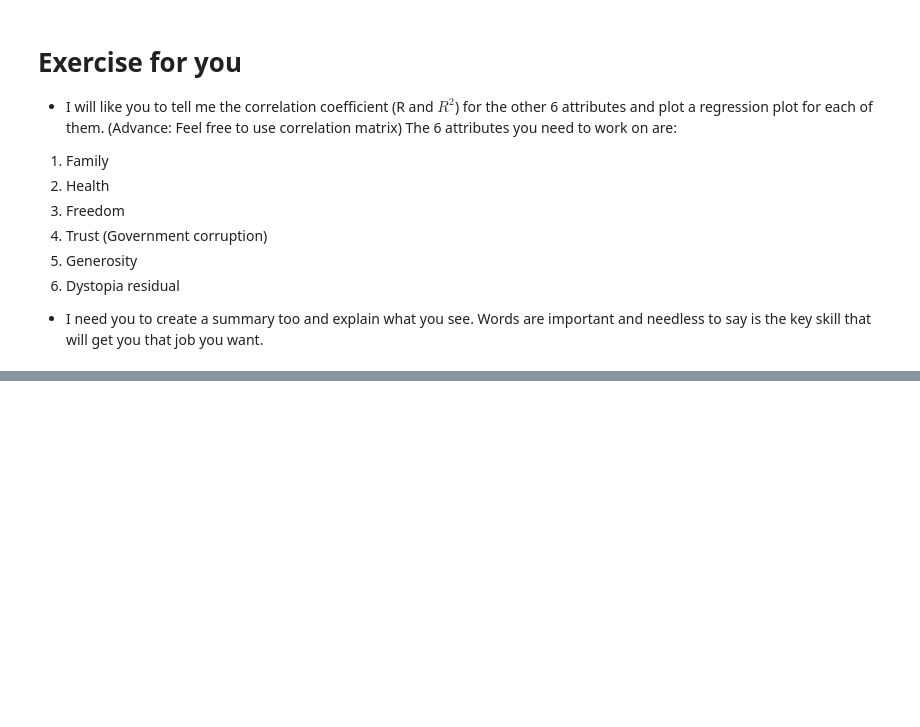
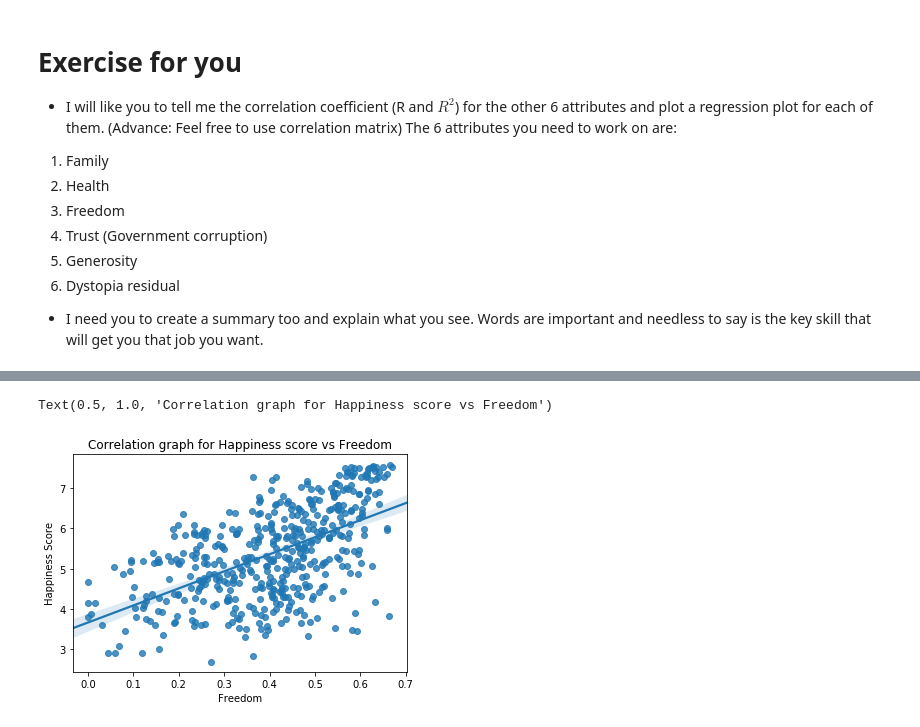
Before and after one commit to rrobinn/data-analytics-discord, a Jupyter notebook: week1/World_Happiness_Exercise.ipynb, the cells around one changed output, grey strips where cells are left out. Cells and saved outputs as stored; diff of their text form; code cells hidden in the pictures; blank space fills up the shorter version.

```diff
--- a/week1/World_Happiness_Exercise.ipynb
+++ b/week1/World_Happiness_Exercise.ipynb
@@ -273,0 +317,5 @@ The 6 attributes you need to work on are:
+# %%
+sns.regplot(data = data2, x = 'Freedom', y = 'Happiness Score').set_title("Correlation graph for Happiness score vs Freedom")
+# %% [output]
+Text(0.5, 1.0, 'Correlation graph for Happiness score vs Freedom')
+[figure, added]
```
Also changed, not shown: parts of 8 cells of this notebook, 1 other file.
